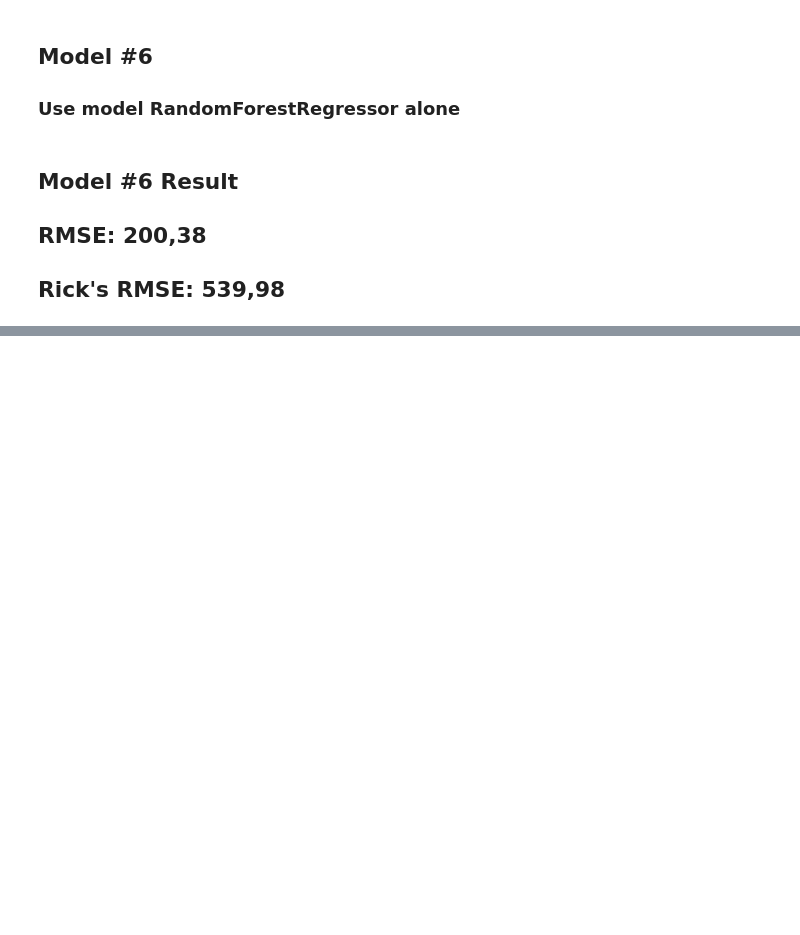
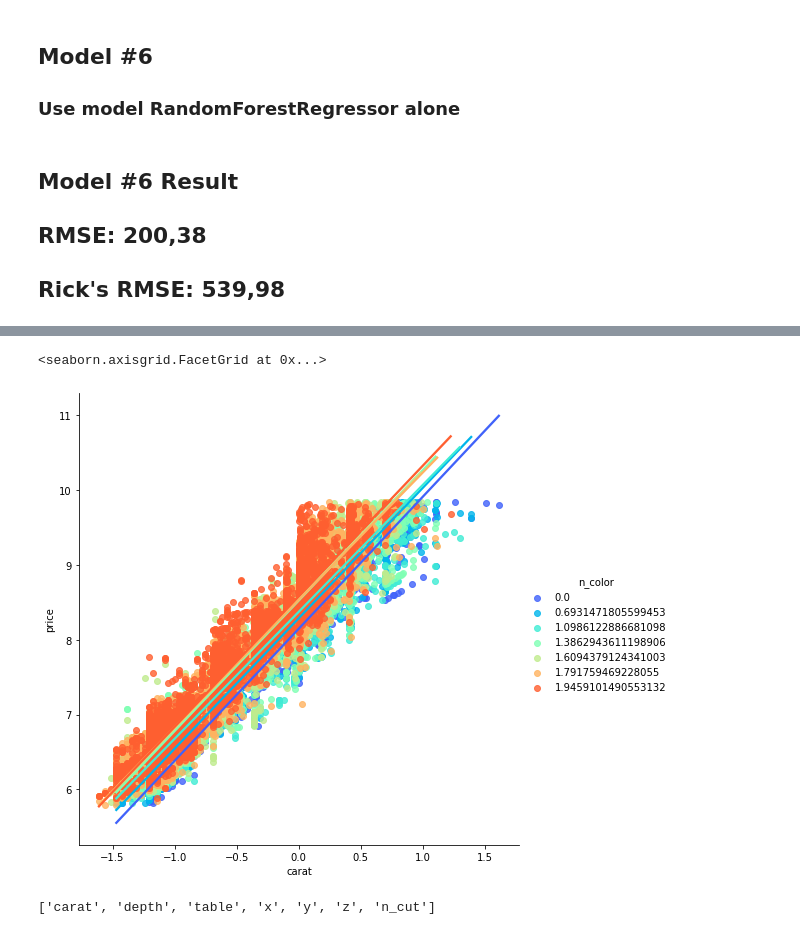
Before and after one commit to pedrolaender/03.Ironhack_Diamonds, a Jupyter notebook: diamonds.ipynb, the cells around one changed output, grey strips where cells are left out. Cells and saved outputs as stored; diff of their text form; code cells hidden in the pictures; blank space fills up the shorter version.

```diff
--- a/diamonds.ipynb
+++ b/diamonds.ipynb
@@ -627,0 +615,5 @@ plt.hist(diamonds['price'], bins=7);
+# %%
+df_7_aux = diamonds.drop(['color','clarity','cut'], axis=1)
+df_7_aux[['n_cut','n_color','n_clarity']] = df_7_aux[['n_cut','n_color','n_clarity']] + 1
+# %%
+df_7 = np.log(df_7_aux)
@@ -627,0 +636,5 @@ plt.hist(diamonds['price'], bins=7);
+# %%
+sns.lmplot(data = df_7,y='price', x ='carat', hue='n_color',palette='rainbow',height = 7)
+# %% [output]
+<seaborn.axisgrid.FacetGrid at 0x...>
+[figure, added]
@@ -627,0 +655,4 @@ plt.hist(diamonds['price'], bins=7);
+# %%
+column_list_2
+# %% [output]
+['carat', 'depth', 'table', 'x', 'y', 'z', 'n_cut']
```
Also changed, not shown: parts of 29 cells of this notebook.
